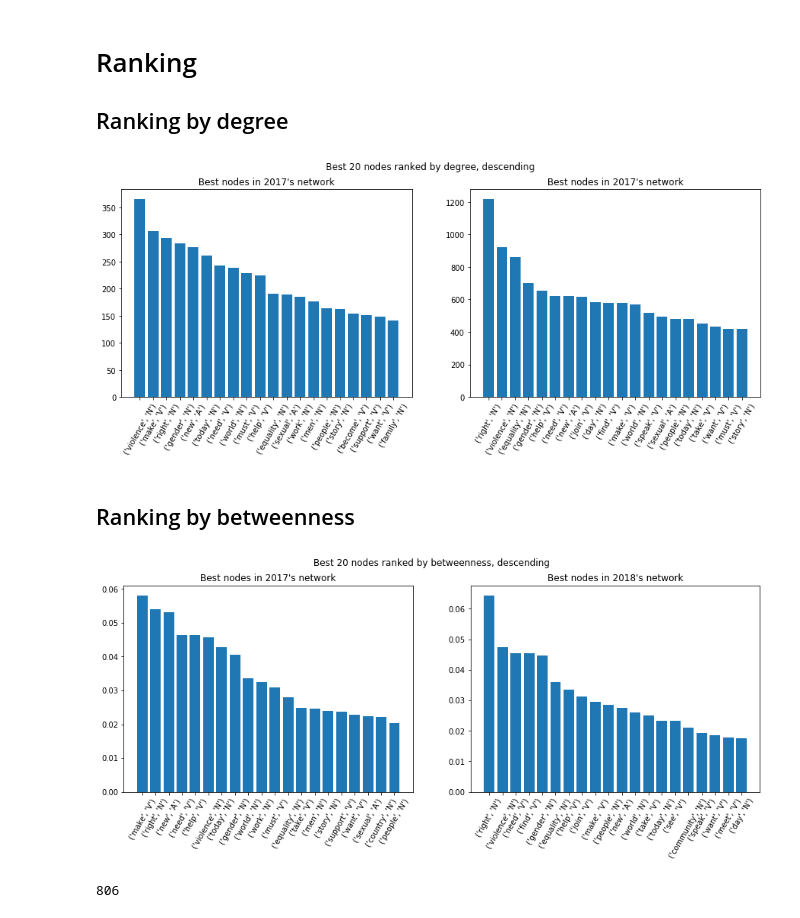
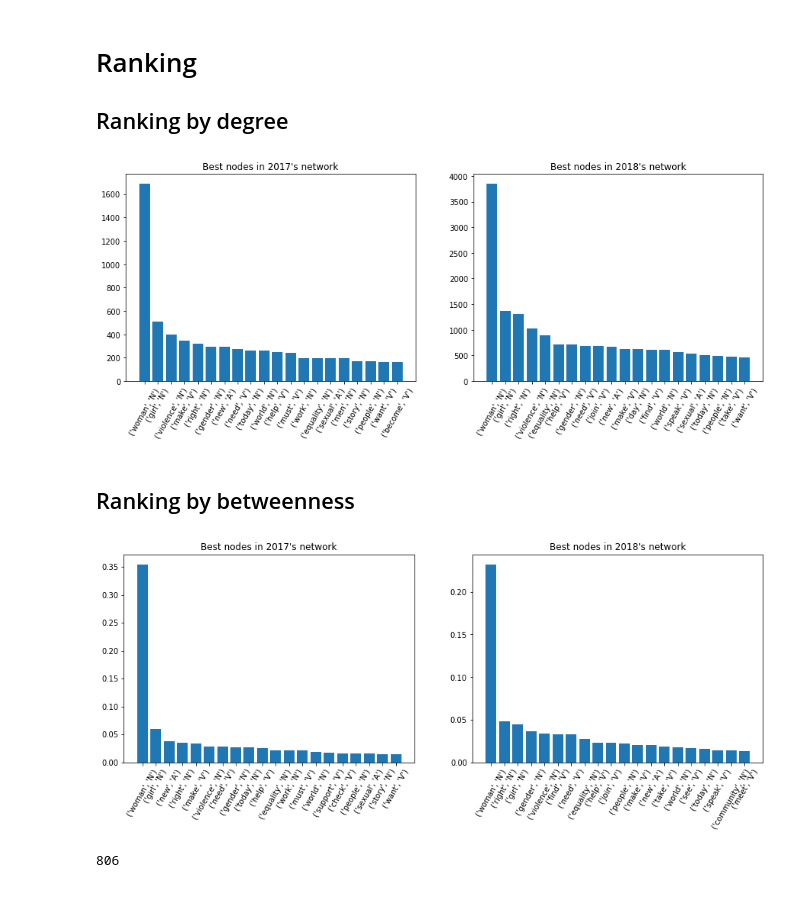
Before and after one commit to damiclem/feminism_network, a Jupyter notebook: analysis.ipynb, the cells around one changed output. Saved outputs shown, nothing was run; the diff lists cells and outputs as text; code cells hidden in the pictures.

Commit message:
Refactor of analysis and clustering

```diff
--- a/analysis.ipynb
+++ b/analysis.ipynb
@@ -439,20 +470,19 @@ np.save('data/connected_components.npy', connected_components)
 # %%
 # Load connected components from file
 connected_components = np.load('data/connected_components.npy', allow_pickle=True).item()
-k = [*connected_components.keys()]
 
 # Show connected components info for each year
-for i, net in enumerate(nets):
+for y in years:
     # Retrieve connected component
-    cc = connected_components[k[i]]
+    cc = connected_components[y]
     # Show giant component info
-    print('Network {:s}'.format(k[i]))
+    print('Network {:d}'.format(y))
     print('Giant component has cardinality={:d} and diameter={:d}'.format(cc[0]['size'], cc[0]['diameter']))
     # Store each component
     for j, component in enumerate(cc):
           if j == 0: continue
           # Show other components
-          print('Connected component nr {:d} has cardinality={:d}'.format(j + 2, component['size']))
+          print('Connected component nr {:d} has cardinality={:d}'.format(j + 1, component['size']))
     print()
 # %% [output]
 Network 2017
@@ -532,0 +500,16 @@ Average clustering coefficient: 0.0197
+# %%
+# Compute and show chlustering coeffici
+
+# Compute clustering coefficients
+clust_coef = {y: pd.Series(nx.clustering(network[y])) for y in years}
+
+# Make plot
+fig, axs = plt.subplots(1, 2, figsize=(15, 5), sharey=True)
+# Loop through each network
+for i, y in enumerate(years):
+    cc = clust_coef[y]
+    _ = axs[i].set_title('{:d}\'s network'.format(y))
+    _ = axs[i].plot(cc.index.values, cc.values, 'x', mec=colors[i])
+    _ = axs[i].grid()
+# Show plot
+_ = plt.show()
@@ -535,25 +520,21 @@ Average clustering coefficient: 0.0197
 
 ## Ranking by degree
 # %%
-# Sort nodes by degree, descending
-degrees_2017 = degrees[0].sort_values(ascending=False)
-degrees_2018 = degrees[1].sort_values(ascending=False)
-
 # Define subset (firs n-th)
 best = 20
 
 # Make plot
 fig, axs = plt.subplots(1, 2, figsize=(15, 5))
-_ = fig.suptitle('Best 20 nodes ranked by degree, descending')
-_ = axs[0].set_title('Best nodes in 2017\'s network')
-_ = axs[0].bar(degrees_2017.index[:best].map(lambda x: str(i2w_2017[x])), degrees_2017.values[:best])
-_ = axs[0].tick_params(axis='x', labelrotation=60)
-_ = axs[1].set_title('Best nodes in 2017\'s network')
-_ = axs[1].bar(degrees_2018.index[:best].map(lambda x: str(i2w_2018[x])), degrees_2018.values[:best])
-_ = axs[1].tick_params(axis='x', labelrotation=60)
+# Plot each network
+for i, y in enumerate(years):
+    degree = get_degree(network[y]).sort_values(ascending=False)
+    _ = axs[i].set_title('Best nodes in {:d}\'s network'.format(y))
+    _ = axs[i].bar(degree.index[:best].map(lambda x: str(i2w[x])), degree.values[:best])
+    _ = axs[i].tick_params(axis='x', labelrotation=60)
+# Show plot
 _ = plt.show()
 # %% [output]
-[figure, old version]
+[figure, new version]
 # %% [markdown]
 ## Ranking by betweenness
 # %%
@@ -575,22 +558,16 @@ betweenness = np.load('data/betweenness.npy', allow_pickle=True).item()
 # Define subset (firs n-th)
 best = 20
 
-# Get betweenness
-btw_2017 = pd.Series(betweenness['2017']).sort_values(ascending=False)
-btw_2018 = pd.Series(betweenness['2018']).sort_values(ascending=False)
-
 # Make plot
 fig, axs = plt.subplots(1, 2, figsize=(15, 5))
-_ = fig.suptitle('Best 20 nodes ranked by betweenness, descending')
-_ = axs[0].set_title('Best nodes in 2017\'s network')
-_ = axs[0].bar(btw_2017.index[:best].map(lambda x: str(i2w_2017[x])), btw_2017.values[:best])
-_ = axs[0].tick_params(axis='x', labelrotation=60)
-_ = axs[1].set_title('Best nodes in 2018\'s network')
-_ = axs[1].bar(btw_2018.index[:best].map(lambda x: str(i2w_2018[x])), btw_2018.values[:best])
-_ = axs[1].tick_params(axis='x', labelrotation=60)
+for i, y in enumerate(years):
+    btw = pd.Series(betweenness[y]).sort_values(ascending=False)
+    _ = axs[i].set_title('Best nodes in {:d}\'s network'.format(y))
+    _ = axs[i].bar(btw.index[:best].map(lambda x: str(i2w[x])), btw.values[:best])
+    _ = axs[i].tick_params(axis='x', labelrotation=60)
 _ = plt.show()
 # %% [output]
-[figure, old version]
+[figure, new version]
 # %%
 len(set(w2i_2018.keys()) - set(w2i_2017.keys()))
 # %% [output]
```
Also changed, not shown: parts of 48 cells of this notebook, 11 other files.
